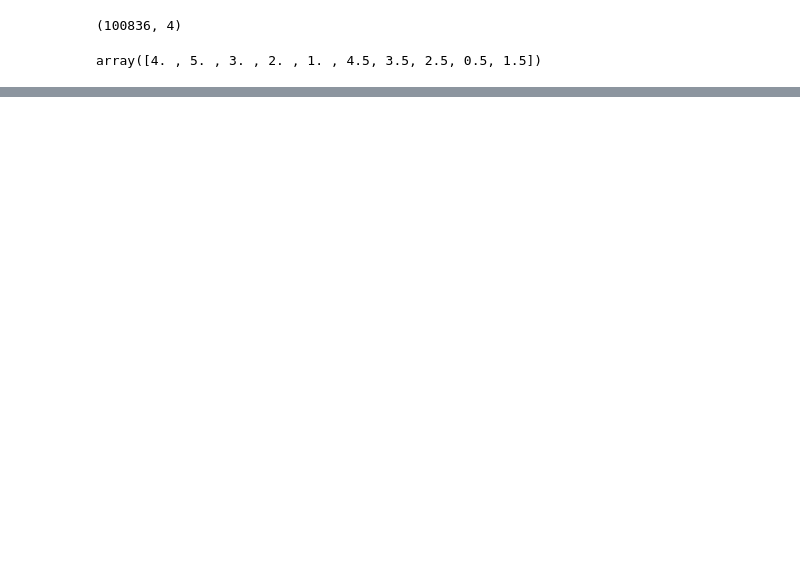
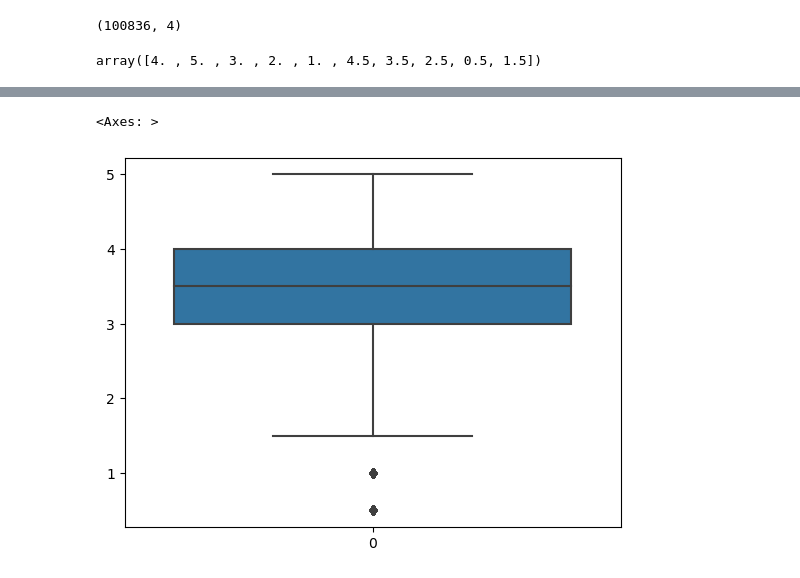
Before and after one commit to byPedroCruzDev/rating-movies, a Jupyter notebook: Untitled.ipynb, the cells around one changed output, grey strips where cells are left out. Saved outputs shown, nothing was run; the diff lists cells and outputs as text; code cells hidden in the pictures; blank space fills up the shorter version.

Commit message:
a mostragem de dados com biblioteca seaborn

```diff
--- a/Untitled.ipynb
+++ b/Untitled.ipynb
@@ -46,0 +66,6 @@ notions["nota"].mean()
+# %%
+import seaborn as sns
+sns.boxplot(notions.rating)
+# %% [output]
+<Axes: >
+[figure, added]
```
Also changed, not shown: parts of 16 cells of this notebook, 2 other files.
